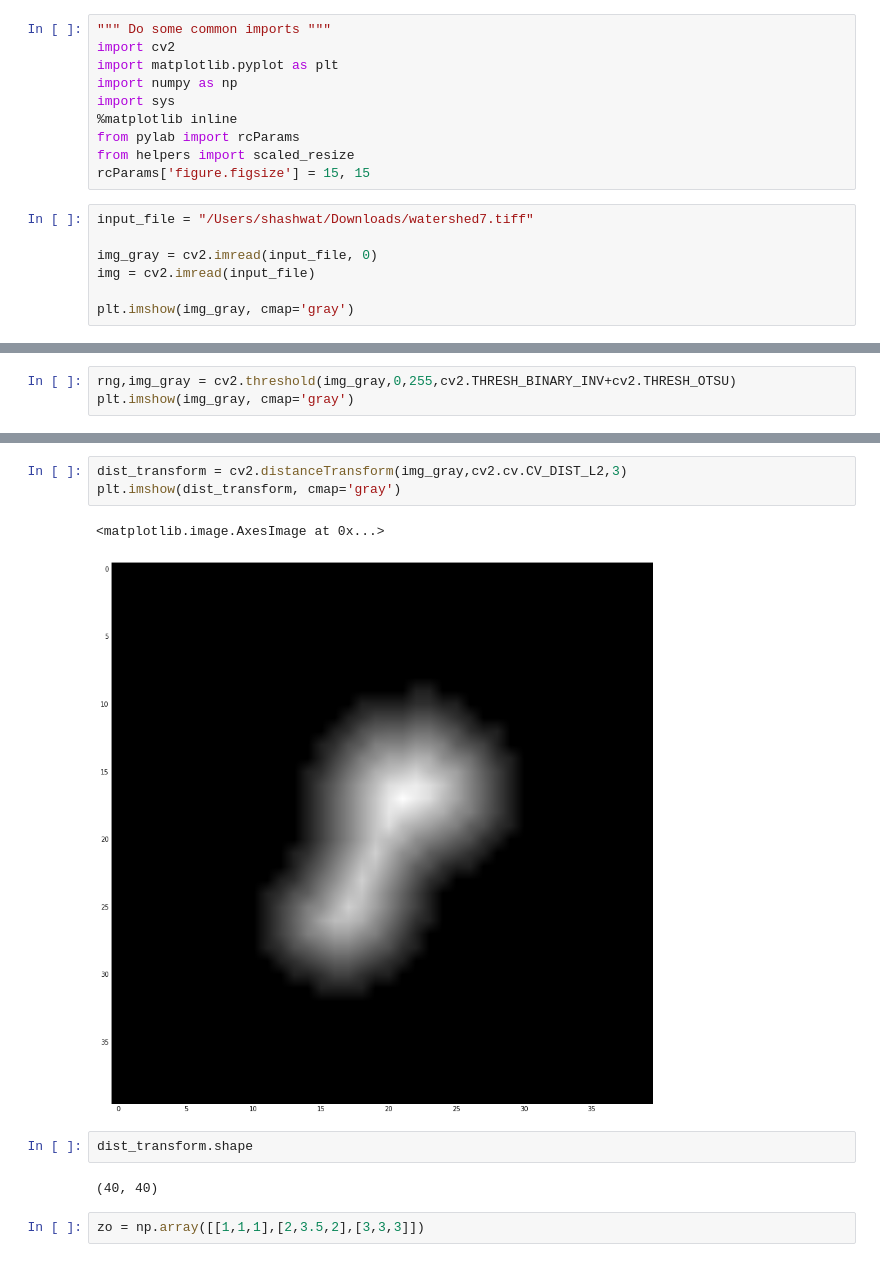
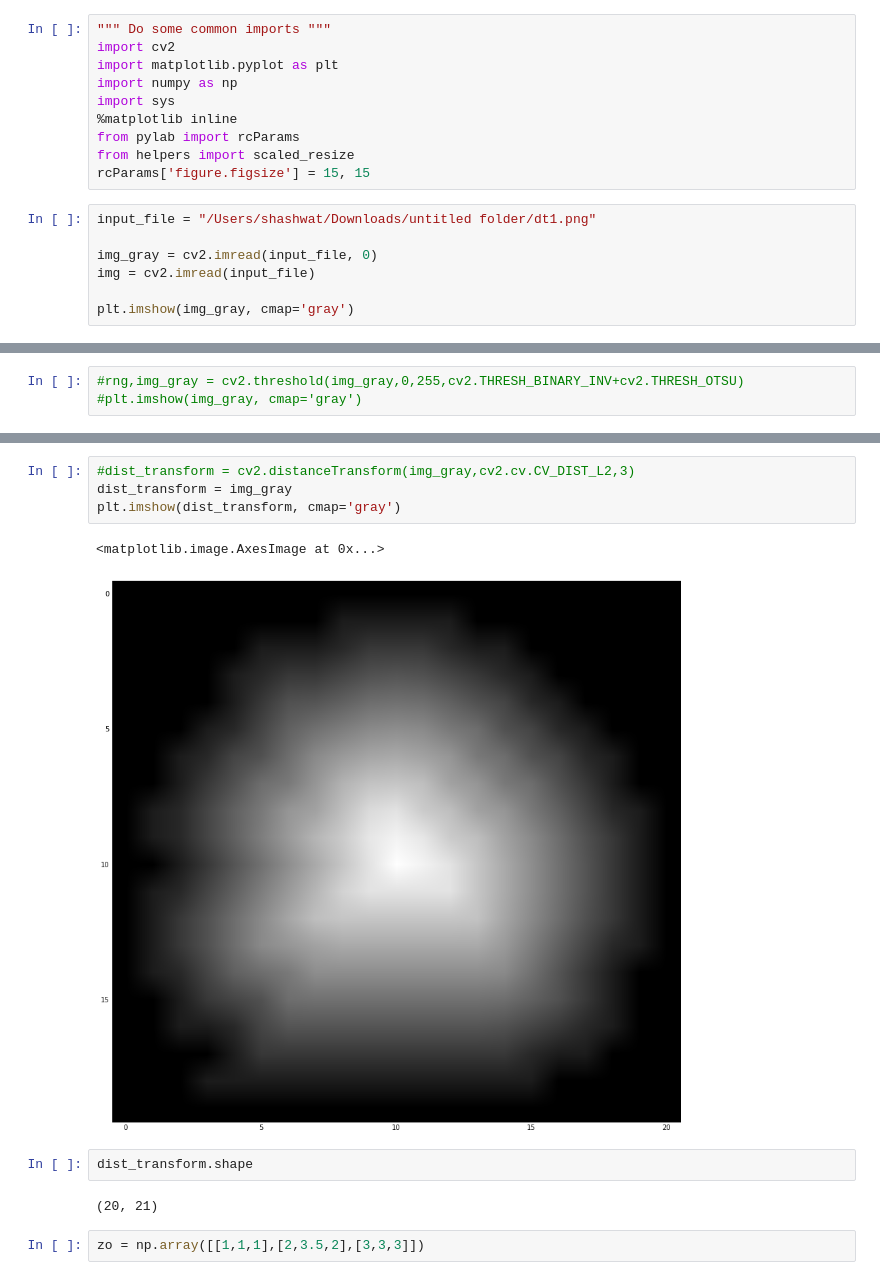
Before and after one commit to thegreatshasha/dopencv, a Jupyter notebook: WatershedTests.ipynb, the cells around one changed output, grey strips where cells are left out. Cells and saved outputs as stored; diff of their text form.

```diff
--- a/WatershedTests.ipynb
+++ b/WatershedTests.ipynb
@@ -20,7 +20,7 @@ from pylab import rcParams
 from helpers import scaled_resize
 rcParams['figure.figsize'] = 15, 15
 # %%
-input_file = "/Users/shashwat/Downloads/watershed7.tiff"
+input_file = "/Users/shashwat/Downloads/untitled folder/dt1.png"
 
 img_gray = cv2.imread(input_file, 0)
 img = cv2.imread(input_file)
@@ -32,3 +32,3 @@ plt.imshow(img_gray, cmap='gray')
 # %%
-rng,img_gray = cv2.threshold(img_gray,0,255,cv2.THRESH_BINARY_INV+cv2.THRESH_OTSU)
-plt.imshow(img_gray, cmap='gray')
+#rng,img_gray = cv2.threshold(img_gray,0,255,cv2.THRESH_BINARY_INV+cv2.THRESH_OTSU)
+#plt.imshow(img_gray, cmap='gray')
@@ -38,13 +35,14 @@ plt.imshow(img_gray, cmap='gray')
 # %%
-dist_transform = cv2.distanceTransform(img_gray,cv2.cv.CV_DIST_L2,3)
+#dist_transform = cv2.distanceTransform(img_gray,cv2.cv.CV_DIST_L2,3)
+dist_transform = img_gray
 plt.imshow(dist_transform, cmap='gray')
 # %% [output]
 <matplotlib.image.AxesImage at 0x...>
-[figure, old version]
+[figure, new version]
 # %%
 dist_transform.shape
 # %% [output]
-(40, 40)
+(20, 21)
 # %%
 zo = np.array([[1,1,1],[2,3.5,2],[3,3,3]])
 # %%
```
Also changed, not shown: parts of 6 cells of this notebook, 20 other files.
